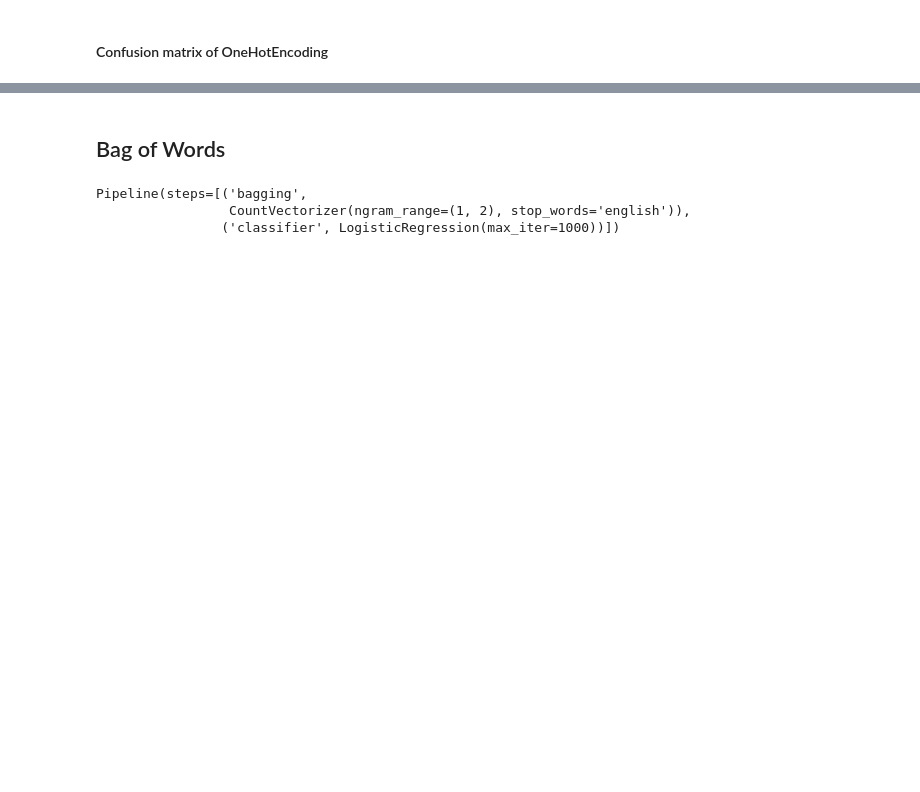
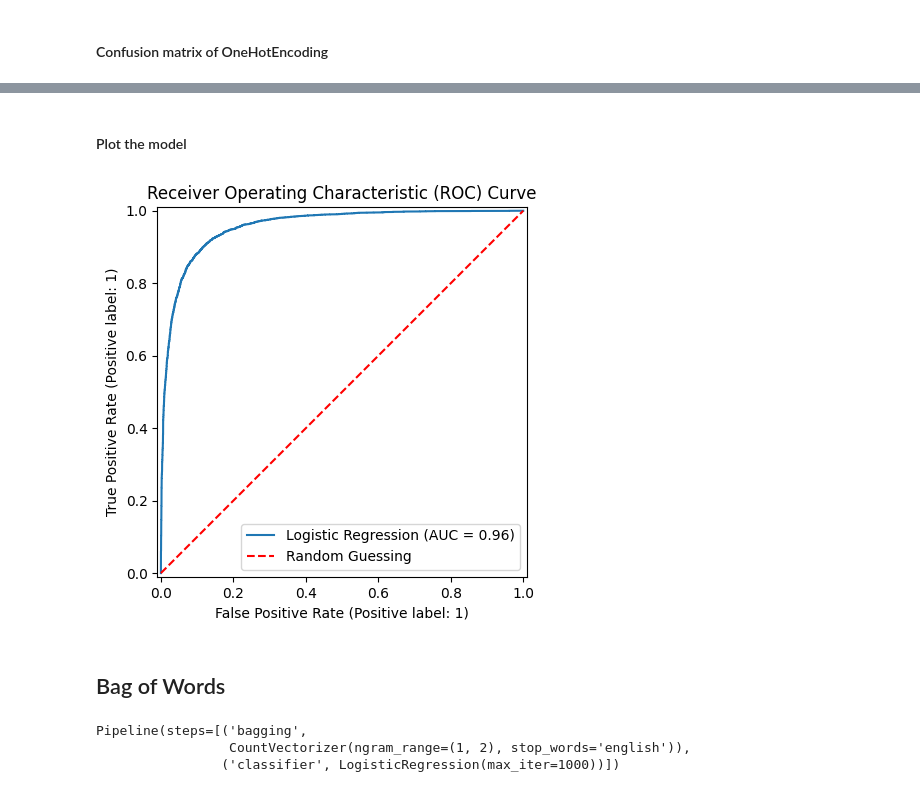
Before and after one commit to KND1410/group-3-ml-project, a Jupyter notebook: Data_learning_log.ipynb, the cells around one changed output, grey strips where cells are left out. Saved outputs shown, nothing was run; the diff lists cells and outputs as text; code cells hidden in the pictures; blank space fills up the shorter version.

```diff
--- a/Data_learning_log.ipynb
+++ b/Data_learning_log.ipynb
@@ -289,3 +302,19 @@ plt.show()
+# %% [markdown]
+#### Plot the model
+# %%
+RocCurveDisplay.from_estimator(
+    text_pipeline_log_one,
+    X_test,
+    y_test,
+    name="Logistic Regression"
+)
+
+plt.plot([0, 1], [0, 1], color='red', linestyle='--', label="Random Guessing")
+plt.title("Receiver Operating Characteristic (ROC) Curve")
+plt.legend()
+plt.show()
+# %% [output]
+[figure, added]
 # %% [markdown]
 ## Bag of Words
 # %%
```
Also changed, not shown: parts of 14 cells of this notebook, 2 other files.
